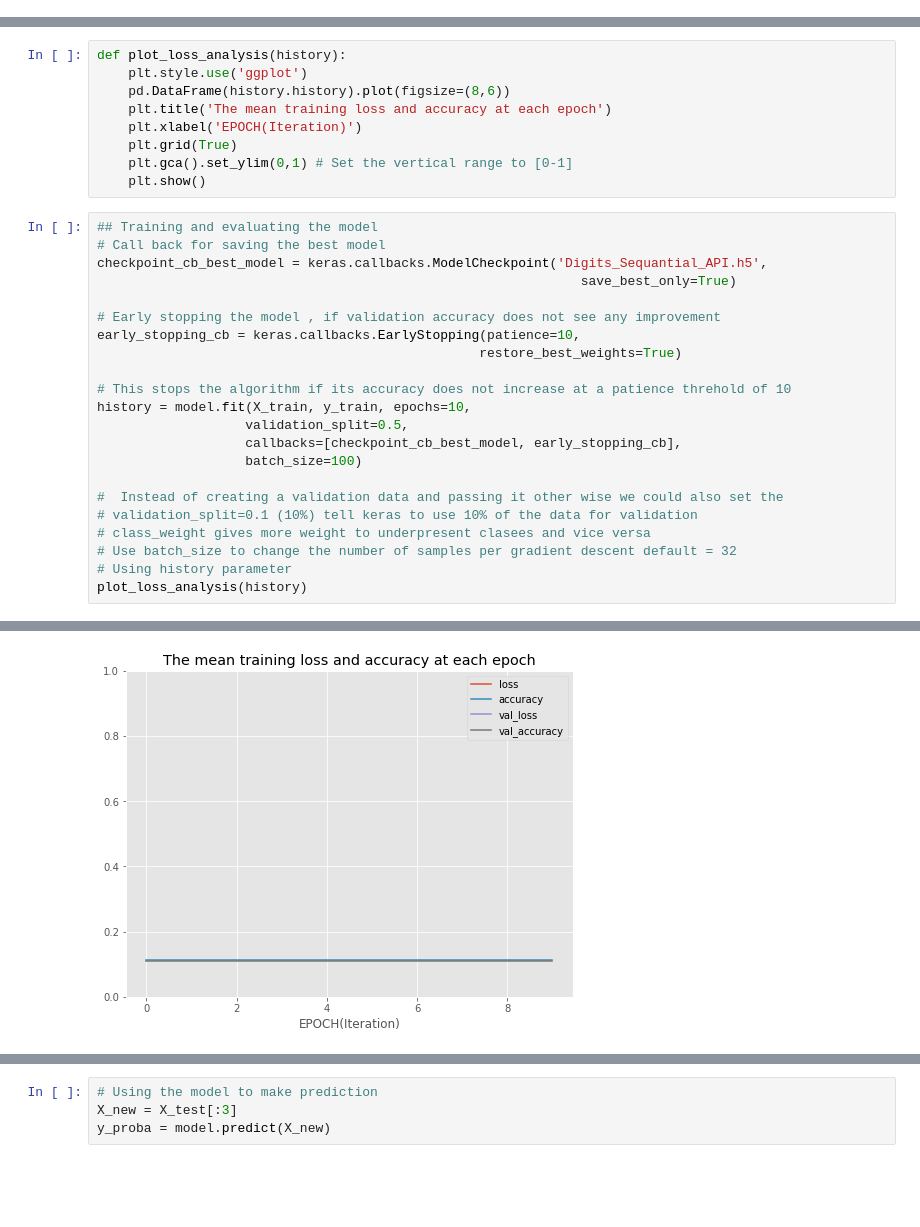
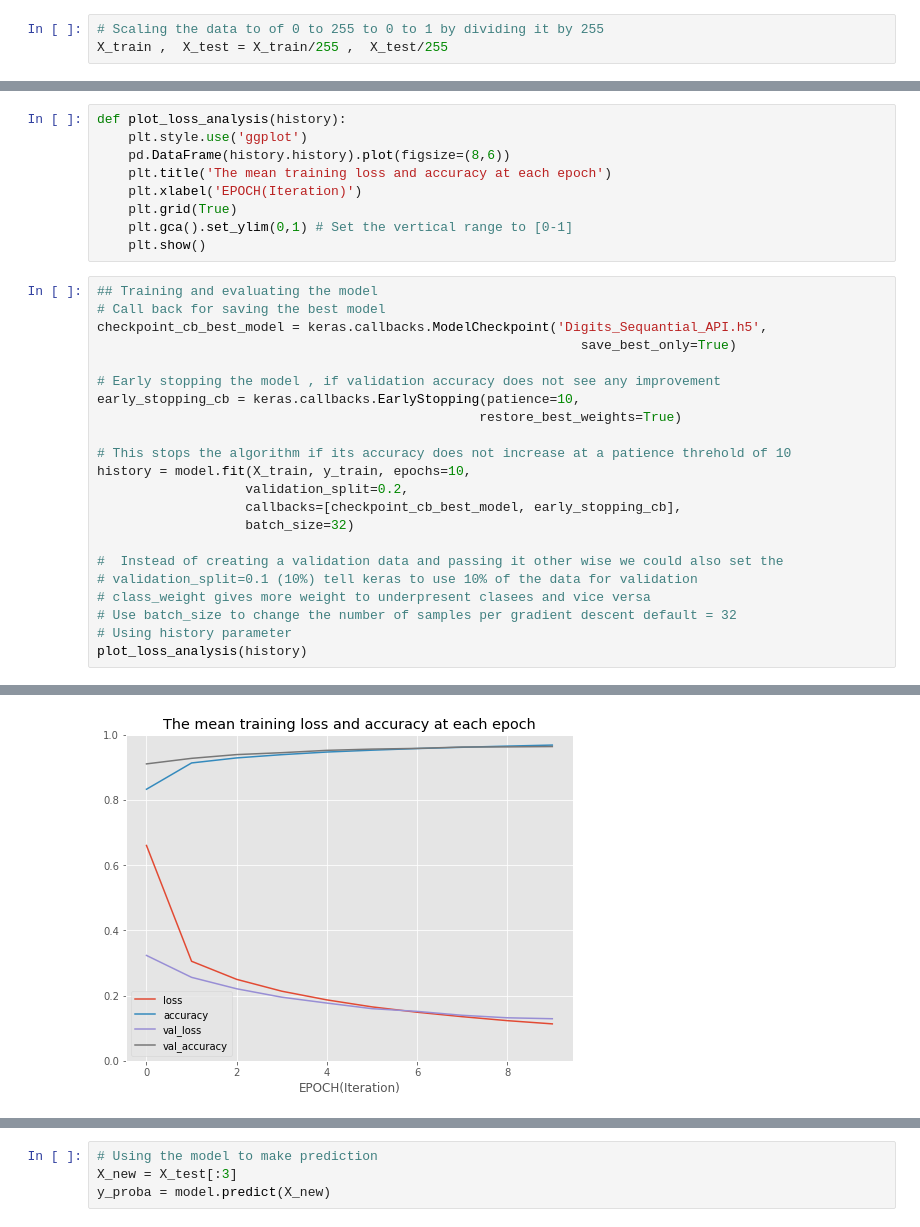
Before and after one commit to akushe-08/Neural_Network_Digits_Classifier, a Jupyter notebook: Neural_network_basics.ipynb, the cells around one changed output, grey strips where cells are left out. Cells and saved outputs as stored; diff of their text form; blank space fills up the shorter version.

```diff
--- a/Neural_network_basics.ipynb
+++ b/Neural_network_basics.ipynb
@@ -30,6 +30,9 @@ X_train.shape , X_train.dtype
 len(X_test[0])
 # %% [output]
 28
+# %%
+# Scaling the data to of 0 to 255 to 0 to 1 by dividing it by 255
+X_train ,  X_test = X_train/255 ,  X_test/255
 # %%
 # Writing the class_name for each output
 class_names = ['zero','one','two','three','four','five','six','seven','eight','nine']
@@ -161,9 +164,9 @@ early_stopping_cb = keras.callbacks.EarlyStopping(patience=10,
 
 # This stops the algorithm if its accuracy does not increase at a patience threhold of 10
 history = model.fit(X_train, y_train, epochs=10,
-                   validation_split=0.5,
+                   validation_split=0.2,
                    callbacks=[checkpoint_cb_best_model, early_stopping_cb],
-                   batch_size=100)
+                   batch_size=32)
 
 #  Instead of creating a validation data and passing it other wise we could also set the
 # validation_split=0.1 (10%) tell keras to use 10% of the data for validation
@@ -192,4 +195,4 @@ Epoch 10/10
-[figure, old version]
+[figure, new version]
 # %%
 ## Evaluating the model on the test data
 model.evaluate(X_test, y_test)
```
Also changed, not shown: parts of 5 cells of this notebook, 1 other file.
